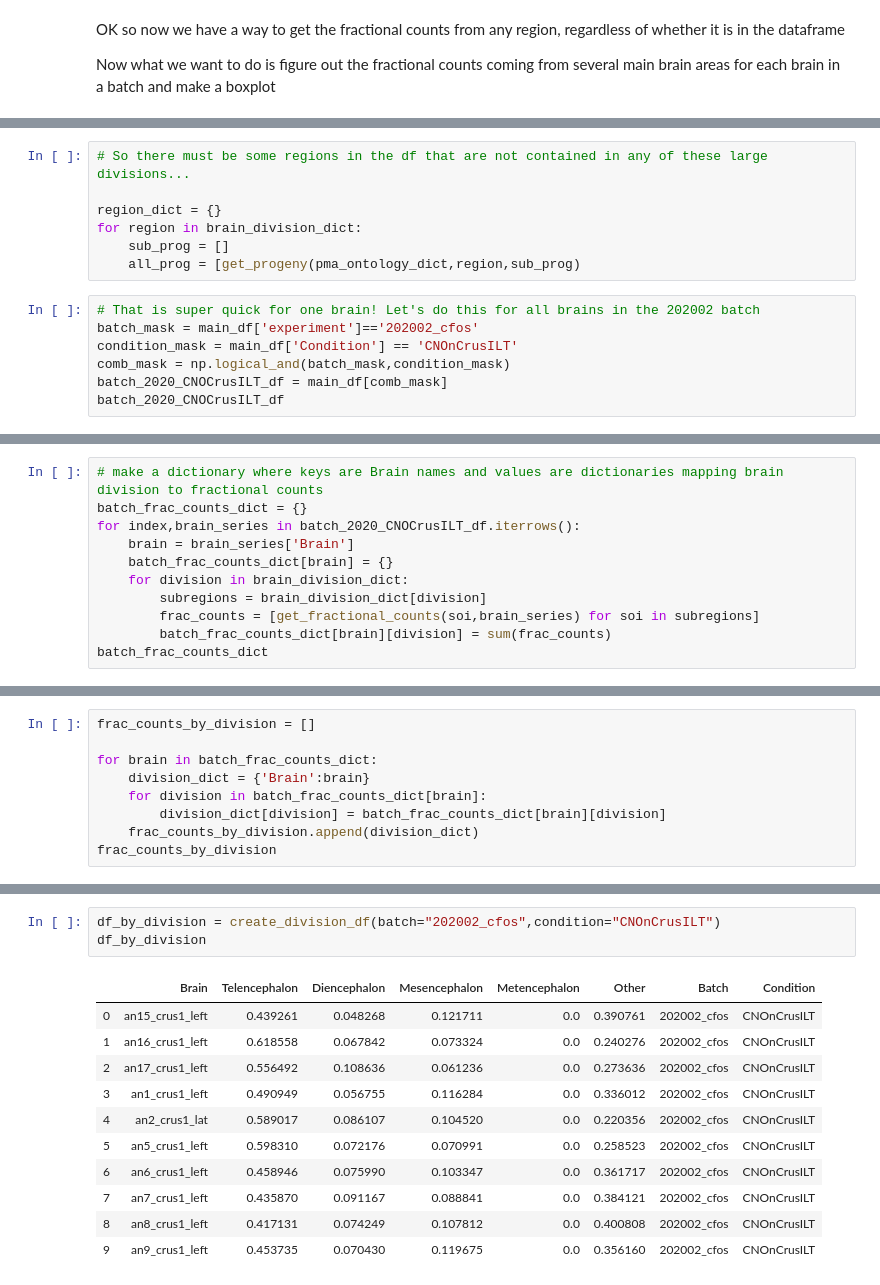
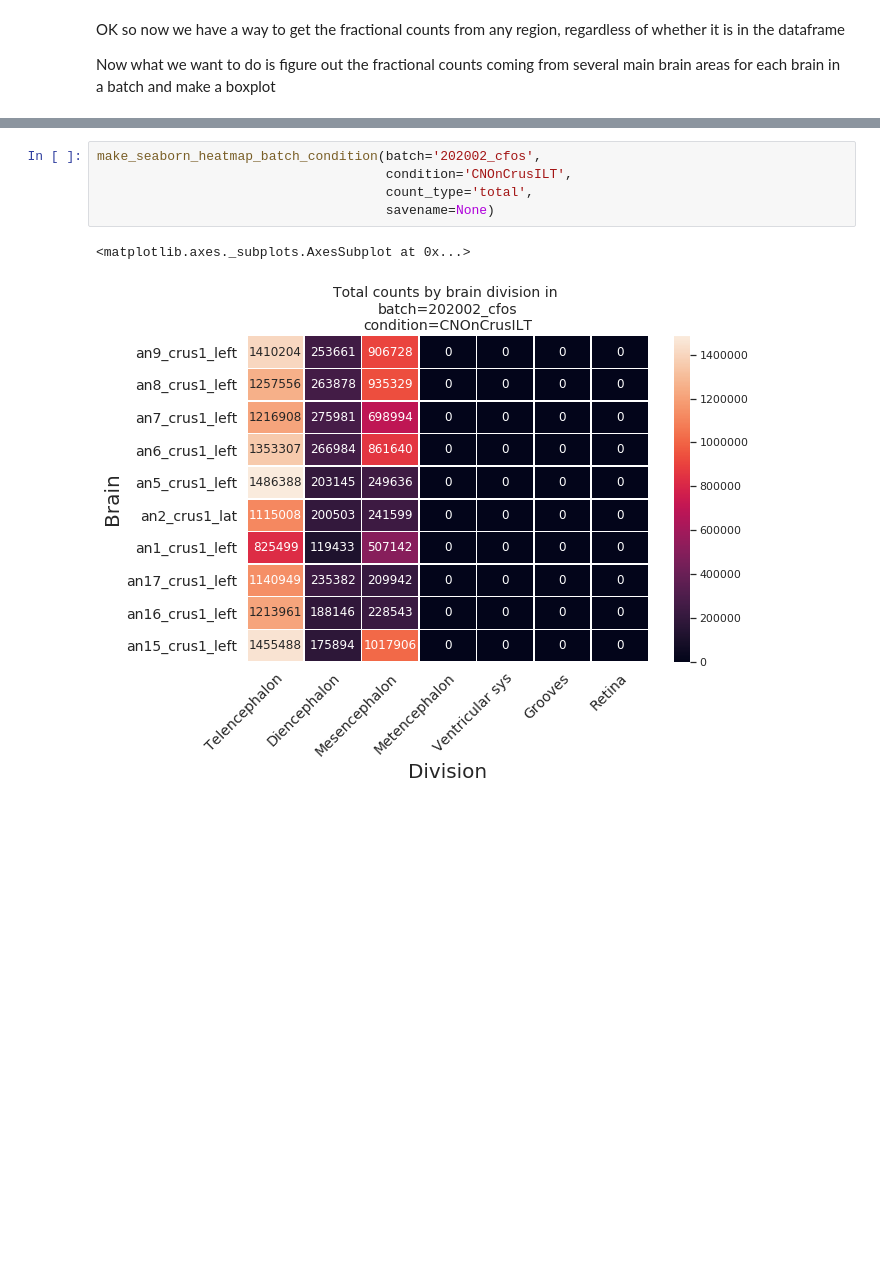
Before and after one commit to PrincetonUniversity/lightsheet_helper_scripts, a Jupyter notebook: projects/combine_cfos_batches/notebooks/cfos_batch_combination_v2.ipynb, the cells around one changed output, grey strips where cells are left out. Drawn from its saved outputs; the diff is of its cells as text; blank space fills up the shorter version.

Commit message:
use seaborn for plotting

```diff
--- a/projects/combine_cfos_batches/notebooks/cfos_batch_combination_v2.ipynb
+++ b/projects/combine_cfos_batches/notebooks/cfos_batch_combination_v2.ipynb
@@ -411,14 +379,0 @@ print(f"Sum of all counts is {total_counts} compared to {sum_df}")
-# %%
-# So there must be some regions in the df that are not contained in any of these large divisions...
-
-region_dict = {}
-for region in brain_division_dict:
-    sub_prog = []
-    all_prog = [get_progeny(pma_ontology_dict,region,sub_prog)
-# %%
-# That is super quick for one brain! Let's do this for all brains in the 202002 batch
-batch_mask = main_df['experiment']=='202002_cfos'
-condition_mask = main_df['Condition'] == 'CNOnCrusILT'
-comb_mask = np.logical_and(batch_mask,condition_mask)
-batch_2020_CNOCrusILT_df = main_df[comb_mask]
-batch_2020_CNOCrusILT_df
@@ -438,11 +379,0 @@ batch_2020_CNOCrusILT_df
-# %%
-# make a dictionary where keys are Brain names and values are dictionaries mapping brain division to fractional counts
-batch_frac_counts_dict = {}
-for index,brain_series in batch_2020_CNOCrusILT_df.iterrows():
-    brain = brain_series['Brain']
-    batch_frac_counts_dict[brain] = {}
-    for division in brain_division_dict:
-        subregions = brain_division_dict[division]
-        frac_counts = [get_fractional_counts(soi,brain_series) for soi in subregions]
-        batch_frac_counts_dict[brain][division] = sum(frac_counts)
-batch_frac_counts_dict
@@ -529,9 +379,0 @@ batch_frac_counts_dict
-# %%
-frac_counts_by_division = []
-
-for brain in batch_frac_counts_dict:
-    division_dict = {'Brain':brain}
-    for division in batch_frac_counts_dict[brain]:
-        division_dict[division] = batch_frac_counts_dict[brain][division]
-    frac_counts_by_division.append(division_dict)
-frac_counts_by_division
@@ -607,15 +491,8 @@ def create_division_df(batch,condition):
 # %%
-df_by_division = create_division_df(batch="202002_cfos",condition="CNOnCrusILT")
-df_by_division
+make_seaborn_heatmap_batch_condition(batch='202002_cfos',
+                                     condition='CNOnCrusILT',
+                                     count_type='total',
+                                     savename=None)
 # %% [output]
-|  | Brain | Telencephalon | Diencephalon | Mesencephalon | Metencephalon | Other | Batch | Condition |
-| 0 | an15_crus1_left | 0.439261 | 0.048268 | 0.121711 | 0.0 | 0.390761 | 202002_cfos | CNOnCrusILT |
-| 1 | an16_crus1_left | 0.618558 | 0.067842 | 0.073324 | 0.0 | 0.240276 | 202002_cfos | CNOnCrusILT |
-| 2 | an17_crus1_left | 0.556492 | 0.108636 | 0.061236 | 0.0 | 0.273636 | 202002_cfos | CNOnCrusILT |
-| 3 | an1_crus1_left | 0.490949 | 0.056755 | 0.116284 | 0.0 | 0.336012 | 202002_cfos | CNOnCrusILT |
-| 4 | an2_crus1_lat | 0.589017 | 0.086107 | 0.104520 | 0.0 | 0.220356 | 202002_cfos | CNOnCrusILT |
-| 5 | an5_crus1_left | 0.598310 | 0.072176 | 0.070991 | 0.0 | 0.258523 | 202002_cfos | CNOnCrusILT |
-| 6 | an6_crus1_left | 0.458946 | 0.075990 | 0.103347 | 0.0 | 0.361717 | 202002_cfos | CNOnCrusILT |
-| 7 | an7_crus1_left | 0.435870 | 0.091167 | 0.088841 | 0.0 | 0.384121 | 202002_cfos | CNOnCrusILT |
-| 8 | an8_crus1_left | 0.417131 | 0.074249 | 0.107812 | 0.0 | 0.400808 | 202002_cfos | CNOnCrusILT |
-| 9 | an9_crus1_left | 0.453735 | 0.070430 | 0.119675 | 0.0 | 0.356160 | 202002_cfos | CNOnCrusILT |
+<matplotlib.axes._subplots.AxesSubplot at 0x...>
+[figure, added]
```
Also changed, not shown: parts of 50 cells of this notebook.
